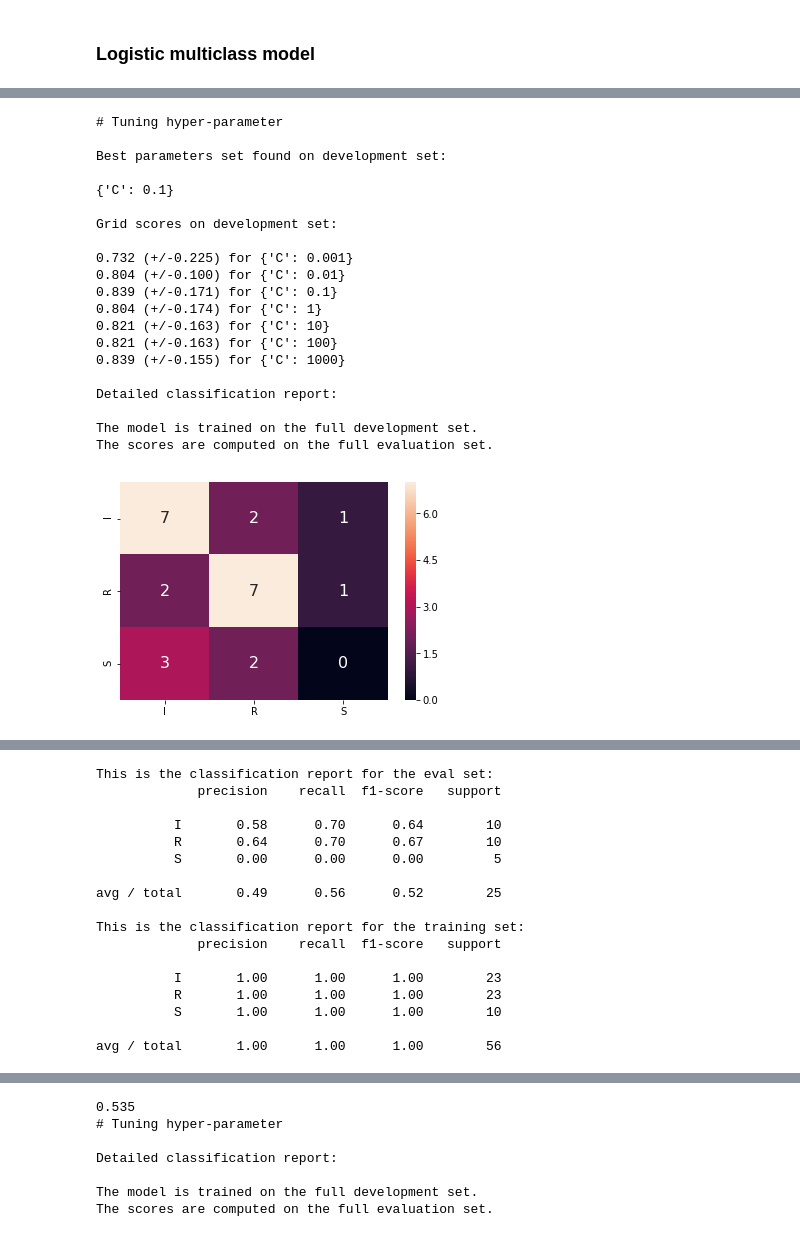
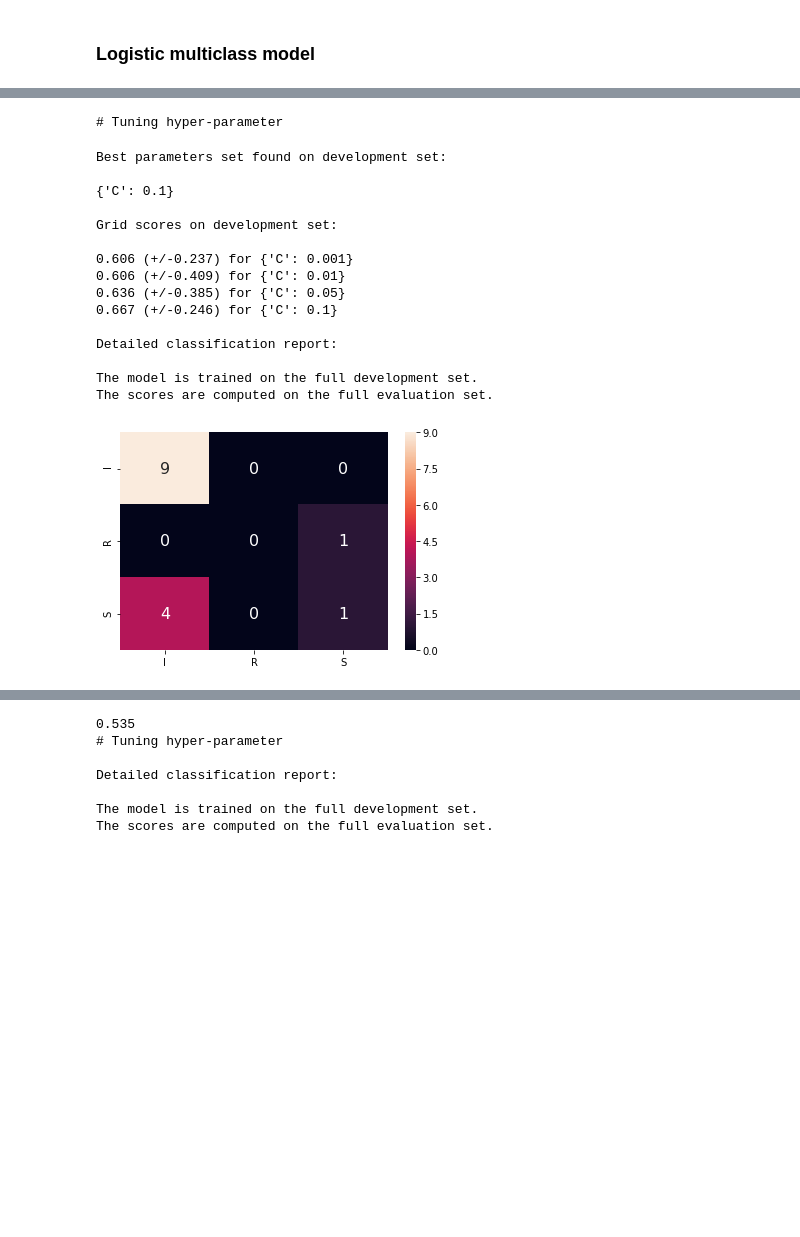
Before and after one commit to annamerk/crmo-diagnosis-using-mri, a Jupyter notebook: inception/Inception CNN retraining.ipynb, the cells around one changed output, grey strips where cells are left out. Cells and saved outputs as stored; diff of their text form; code cells hidden in the pictures; blank space fills up the shorter version.

```diff
--- a/inception/Inception CNN retraining.ipynb
+++ b/inception/Inception CNN retraining.ipynb
@@ -243,2 +219,0 @@ GridSearchCV(cv=LeavePOut(p=3), error_score='raise',
-# %%
-train_knn(X_reduced, y_reduced, True)
@@ -477,6 +400,6 @@ train_knn(X_reduced_aug, y_reduced_aug, False)
 # %%
 # extra reduced
-train_knn(X_reduced, y_reduced, False)
+train_knn(X_reduced, y_reduced, False, cv=5)
 # %% [output]
 # Tuning hyper-parameter
 
@@ -507,5 +444,5 @@ GridSearchCV(cv=LeavePOut(p=3), error_score='raise',
 # %%
-train_knn(X_reduced, y_reduced, False)
+train_knn(X_reduced, y_reduced, False, cv=5)
 # %% [output]
 # Tuning hyper-parameter
 
@@ -642,11 +573,12 @@ GridSearchCV(cv=LeavePOut(p=3), error_score='raise',
 # %% [markdown]
 ### Logistic Linear
 # %%
-def train_logistic(X,y, multiclass, cv=LeavePOut(3), test_size=0.3):
-    params = [{'penalty': ['l1','l2'], 'C': [0.001,0.01,0.1,1,10,100,1000]}]
+def train_logistic(X,y, multiclass, cv=5, test_size=0.3):
+    # ALWAYS use regularization because of small data
+    params = [{'penalty': ['l1','l2'], 'C': [0.001,0.01, 0.05]}]
     lr = GridSearchCV(linear_model.LogisticRegression(solver='liblinear'), cv=cv, param_grid = params)
     if multiclass:
-        params = [{'C': [0.001,0.01,0.1,1,10,100,1000]}]
+        params = [{'C': [0.001,0.01,0.05,0.1]}]
         lr = GridSearchCV(linear_model.LogisticRegression(solver='lbfgs', penalty='l2', multi_class="multinomial", max_iter=3000), cv=cv, param_grid = params)
     utils.do_CV(X,y, lr, multi_class=multiclass, test_size=test_size)
     return lr.best_estimator_
@@ -982,25 +975,22 @@ avg / total       1.00      1.00      1.00        64
 # %%
-lr2 = train_logistic(X_reduced_aug, y_reduced_aug, True, 7)
-pickle.dump(lr2, open("lr_multi_reduced_model_aug.pkl", "wb") )
+lr2 = train_logistic(X_reduced, y_reduced, True, cv=7)
+
+pickle.dump(lr2, open("lr_multi_model_reduced.pkl", "wb") )
 # %% [output]
 # Tuning hyper-parameter
-
-Best parameters set found on development set:
-
-{'C': 0.1}
-
-Grid scores on development set:
-
-0.732 (+/-0.225) for {'C': 0.001}
-0.804 (+/-0.100) for {'C': 0.01}
-0.839 (+/-0.171) for {'C': 0.1}
-0.804 (+/-0.174) for {'C': 1}
-0.821 (+/-0.163) for {'C': 10}
-0.821 (+/-0.163) for {'C': 100}
-0.839 (+/-0.155) for {'C': 1000}
-
-Detailed classification report:
-
-The model is trained on the full development set.
-The scores are computed on the full evaluation set.
+Best parameters set found on development set:
+
+{'C': 0.1}
+
+Grid scores on development set:
+
+0.606 (+/-0.237) for {'C': 0.001}
+0.606 (+/-0.409) for {'C': 0.01}
+0.636 (+/-0.385) for {'C': 0.05}
+0.667 (+/-0.246) for {'C': 0.1}
+
+Detailed classification report:
+
+The model is trained on the full development set.
+The scores are computed on the full evaluation set.
-[figure, old version]
+[figure, new version]
@@ -1008,17 +997,0 @@ The scores are computed on the full evaluation set.
-This is the classification report for the eval set:
-             precision    recall  f1-score   support
-
-          I       0.58      0.70      0.64        10
-          R       0.64      0.70      0.67        10
-          S       0.00      0.00      0.00         5
-
-avg / total       0.49      0.56      0.52        25
-
-This is the classification report for the training set:
-             precision    recall  f1-score   support
-
-          I       1.00      1.00      1.00        23
-          R       1.00      1.00      1.00        23
-          S       1.00      1.00      1.00        10
-
-avg / total       1.00      1.00      1.00        56
```
Also changed, not shown: parts of 32 cells of this notebook, 29 other files.
